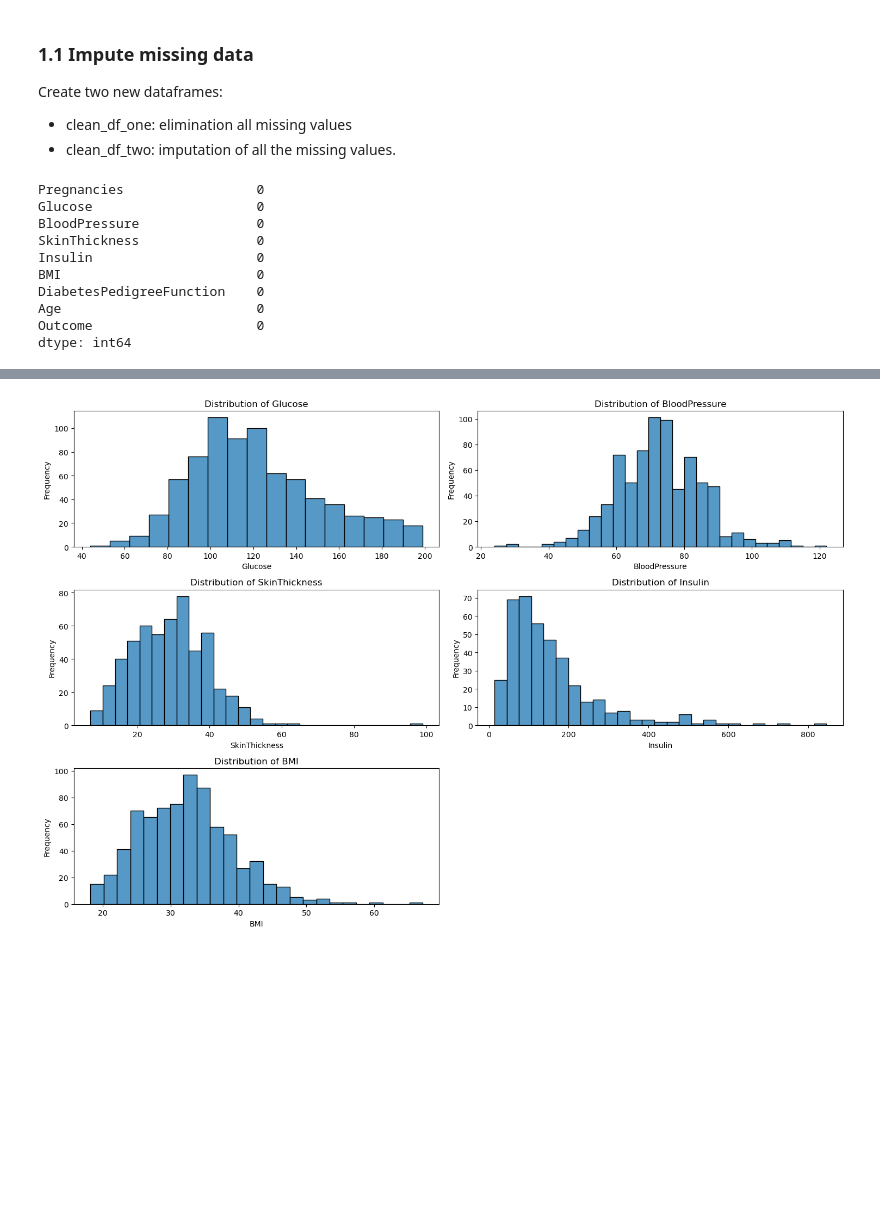
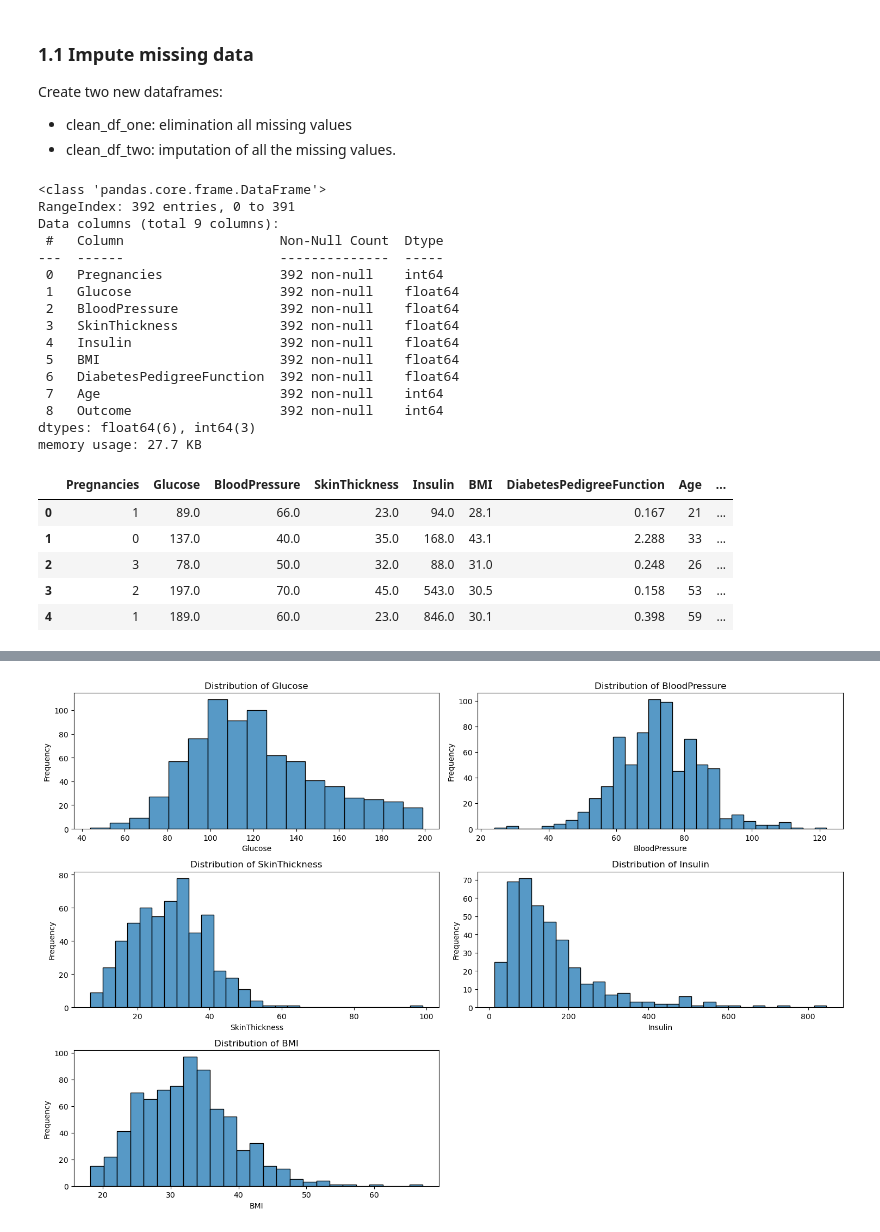
Before and after one commit to JuanRobledo12/gatech-ml-project, a Jupyter notebook: main.ipynb, the cells around one changed output, grey strips where cells are left out. Drawn from its saved outputs; the diff is of its cells as text; code cells hidden in the pictures; blank space fills up the shorter version.

```diff
--- a/main.ipynb
+++ b/main.ipynb
@@ -237,19 +238,34 @@ Create two new dataframes:
 # %%
 # Preparing clean_df_one
 
-clean_df_one = df.dropna()
-clean_df_one.isnull().sum()
+clean_df_one = df.dropna().reset_index().drop(columns=['index'])
+clean_df_one.info()
 # %% [output]
-Pregnancies                 0
-Glucose                     0
-BloodPressure               0
-SkinThickness               0
-Insulin                     0
-BMI                         0
-DiabetesPedigreeFunction    0
-Age                         0
-Outcome                     0
-dtype: int64
+<class 'pandas.core.frame.DataFrame'>
+RangeIndex: 392 entries, 0 to 391
+Data columns (total 9 columns):
+ #   Column                    Non-Null Count  Dtype
+---  ------                    --------------  -----
+ 0   Pregnancies               392 non-null    int64
+ 1   Glucose                   392 non-null    float64
+ 2   BloodPressure             392 non-null    float64
+ 3   SkinThickness             392 non-null    float64
+ 4   Insulin                   392 non-null    float64
+ 5   BMI                       392 non-null    float64
+ 6   DiabetesPedigreeFunction  392 non-null    float64
+ 7   Age                       392 non-null    int64
+ 8   Outcome                   392 non-null    int64
+dtypes: float64(6), int64(3)
+memory usage: 27.7 KB
+# %%
+clean_df_one.head()
+# %% [output]
+|  | Pregnancies | Glucose | BloodPressure | SkinThickness | Insulin | BMI | DiabetesPedigreeFunction | Age | ... |
+| 0 | 1 | 89.0 | 66.0 | 23.0 | 94.0 | 28.1 | 0.167 | 21 | ... |
+| 1 | 0 | 137.0 | 40.0 | 35.0 | 168.0 | 43.1 | 2.288 | 33 | ... |
+| 2 | 3 | 78.0 | 50.0 | 32.0 | 88.0 | 31.0 | 0.248 | 26 | ... |
+| 3 | 2 | 197.0 | 70.0 | 45.0 | 543.0 | 30.5 | 0.158 | 53 | ... |
+| 4 | 1 | 189.0 | 60.0 | 23.0 | 846.0 | 30.1 | 0.398 | 59 | ... |
 # %%
 clean_df_one.describe()
 # %% [output]
```
Also changed, not shown: parts of 11 cells of this notebook.
